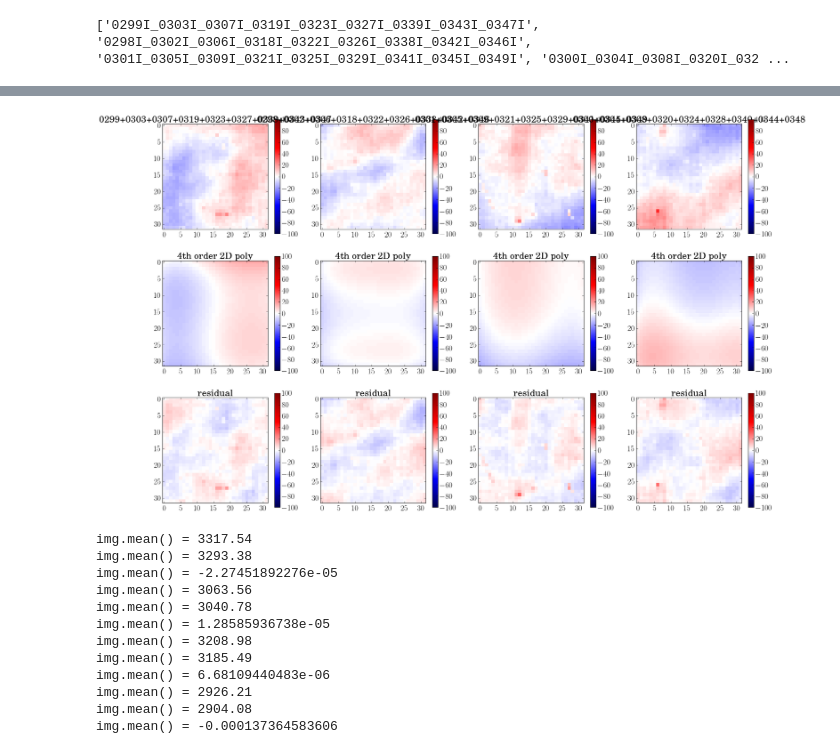
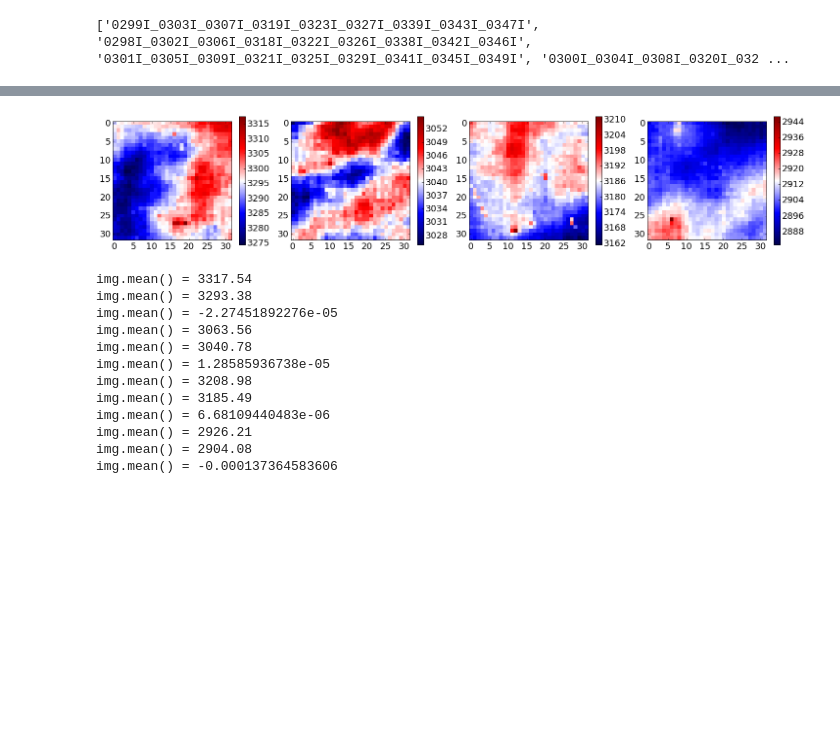
Before and after one commit to abrahamneben/21cmIRxcor, a Jupyter notebook: compute_cross_spectrum_with_stacked_IR_frames_rereduction.ipynb, the cells around one changed output, grey strips where cells are left out. Cells and saved outputs as stored; diff of their text form; code cells hidden in the pictures; blank space fills up the shorter version.

```diff
--- a/compute_cross_spectrum_with_stacked_IR_frames_rereduction.ipynb
+++ b/compute_cross_spectrum_with_stacked_IR_frames_rereduction.ipynb
@@ -18,8 +18,8 @@ imp.reload(mwa_utils)
 # %%
 matplotlib.rcParams.update({'font.size': 18})
 plt.rc('font', family='Arial')
-matplotlib.rcParams['text.usetex'] = True
-matplotlib.rcParams['text.latex.unicode'] = True
+matplotlib.rcParams['text.usetex'] = False
+matplotlib.rcParams['text.latex.unicode'] = False
 # %%
 label_groups = [ \
 '02a57694o0299I 02a57694o0303I 02a57694o0307I 02a57694o0319I 02a57694o0323I 02a57694o0327I 02a57694o0339I 02a57694o0343I 02a57694o0347I',\
@@ -32,9 +32,10 @@ print(analysis_names)
 # %% [output]
 ['0299I_0303I_0307I_0319I_0323I_0327I_0339I_0343I_0347I', '0298I_0302I_0306I_0318I_0322I_0326I_0338I_0342I_0346I', '0301I_0305I_0309I_0321I_0325I_0329I_0341I_0345I_0349I', '0300I_0304I_0308I_0320I_032 ...
 # %%
-analysis_root = '/volumes/abraham/xcor_data/analysis/ATLAS_mwa57694_rereduction/'
+xcor_data_dir = '/home/abrahamn/xcor_data/'
+analysis_root = xcor_data_dir+'analysis/ATLAS_mwa57694_rereduction/'
 num_frames = len(analysis_names)
 
-ir_images_raw = [ps_utils_new.IRImage(analysis_root+analysis_name+'/'+analysis_name+'_mask_artifacts_coarse.fits',poly_order=4,run_poly_fit=False,fov_deg=3.7) for analysis_name in analysis_names] # mask only artifacts (ie, bright pixels)
-ir_images = [ps_utils_new.IRImage(analysis_root+analysis_name+'/'+analysis_name+'_mask_artifacts_sources_coarse.fits',poly_order=4,run_poly_fit=True,fov_deg=3.7) for analysis_name in analysis_names] # mask artifacts and sources
+#ir_images_raw = [ps_utils_new.IRImage(analysis_root+analysis_name+'/'+analysis_name+'_mask_artifacts_coarse.fits',poly_order=4,run_poly_fit=False,fov_deg=3.7) for analysis_name in analysis_names] # mask only artifacts (ie, bright pixels)
+ir_images = [ps_utils_new.IRImage(analysis_root+analysis_name+'/'+analysis_name+'_mask_artifacts_sources_coarse.fits',poly_order=4,run_poly_fit=False,fov_deg=3.7) for analysis_name in analysis_names] # mask artifacts and sources
 # %% [output]
@@ -58,33 +46,33 @@ bg = 342.181
 # %%
 v1=-1.e2
 v2=1.e2
 cm = 'seismic'
 
 plt.figure(figsize=(25,16))
 
 for framei in range(num_frames):
     img = ir_images[framei].frame_kjy_per_sr
-    model = ir_images[framei].model_frame_kjy_per_sr
+    #model = ir_images[framei].model_frame_kjy_per_sr
 
 
     plt.subplot(3,num_frames,framei+1)
-    plt.imshow(img-img.mean(),vmin=v1,vmax=v2,interpolation='nearest',cmap=cm)
+    plt.imshow(img-img.mean()*0,interpolation='nearest',cmap=cm)
     plt.colorbar()
-    plt.title(analysis_names[framei].replace('_','+').replace('I',''))
+    #plt.title(analysis_names[framei].replace('_','+').replace('I',''))
 
-    plt.subplot(3,num_frames,num_frames+framei+1)
-    plt.imshow(model-model.mean(),vmin=v1,vmax=v2,interpolation='nearest',cmap=cm)
-    plt.colorbar()
-    plt.title('4th order 2D poly')
+#     plt.subplot(3,num_frames,num_frames+framei+1)
+#     plt.imshow(model-model.mean(),vmin=v1,vmax=v2,interpolation='nearest',cmap=cm)
+#     plt.colorbar()
+#     plt.title('4th order 2D poly')
 
-    plt.subplot(3,num_frames,2*num_frames+framei+1)
-    plt.imshow(img-model,vmin=v1,vmax=v2,interpolation='nearest',cmap=cm)
-    plt.colorbar()
-    plt.title('residual')
+#     plt.subplot(3,num_frames,2*num_frames+framei+1)
+#     plt.imshow(img-model,vmin=v1,vmax=v2,interpolation='nearest',cmap=cm)
+#     plt.colorbar()
+#     plt.title('residual')
 
 #plt.tight_layout()
 # %% [output]
-[figure, old version]
+[figure, new version]
 # %%
 # LOAD LITERATURE IR POWER SPECTRA (Zemcov+ 14)
 
```
Also changed, not shown: parts of 1 cell of this notebook, 1 other file.
